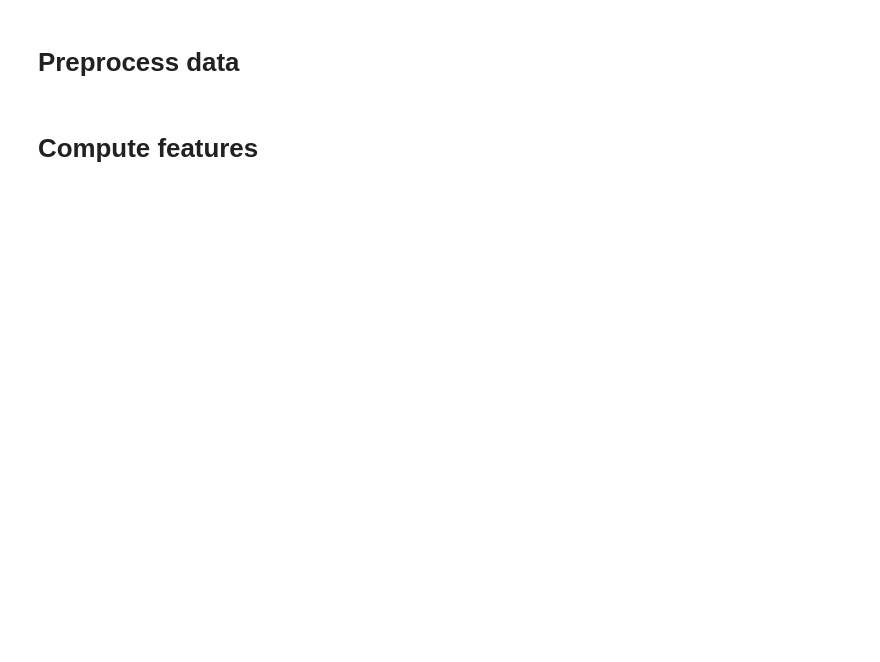
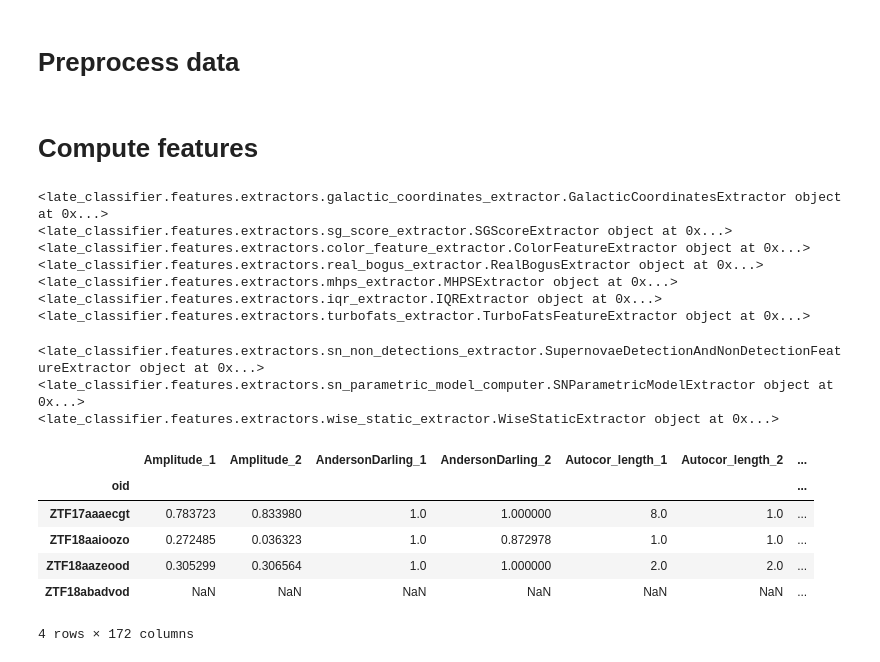
Before and after one commit to alercebroker/lc_classifier, a Jupyter notebook: notebooks/use_case_hierarchical_features.ipynb, the cells around one changed output. Saved outputs shown, nothing was run; the diff lists cells and outputs as text; code cells hidden in the pictures; blank space fills up the shorter version.

```diff
--- a/notebooks/use_case_hierarchical_features.ipynb
+++ b/notebooks/use_case_hierarchical_features.ipynb
@@ -45,5 +92,25 @@ det_preprocess = preprocess_ztf.preprocess(detections)
 # %%
 features_df = extractor.compute_features(
     detections=det_preprocess,
-    non_detections=non_detections)
+    non_detections=non_detections,
+    objects=objects,
+    )
 display(features_df)
+# %% [output]
+<late_classifier.features.extractors.galactic_coordinates_extractor.GalacticCoordinatesExtractor object at 0x...>
+<late_classifier.features.extractors.sg_score_extractor.SGScoreExtractor object at 0x...>
+<late_classifier.features.extractors.color_feature_extractor.ColorFeatureExtractor object at 0x...>
+<late_classifier.features.extractors.real_bogus_extractor.RealBogusExtractor object at 0x...>
+<late_classifier.features.extractors.mhps_extractor.MHPSExtractor object at 0x...>
+<late_classifier.features.extractors.iqr_extractor.IQRExtractor object at 0x...>
+<late_classifier.features.extractors.turbofats_extractor.TurboFatsFeatureExtractor object at 0x...>
+<late_classifier.features.extractors.sn_non_detections_extractor.SupernovaeDetectionAndNonDetectionFeatureExtractor object at 0x...>
+<late_classifier.features.extractors.sn_parametric_model_computer.SNParametricModelExtractor object at 0x...>
+<late_classifier.features.extractors.wise_static_extractor.WiseStaticExtractor object at 0x...>
+|  | Amplitude_1 | Amplitude_2 | AndersonDarling_1 | AndersonDarling_2 | Autocor_length_1 | Autocor_length_2 | ... |
+| oid |  |  |  |  |  |  | ... |
+| ZTF17aaaecgt | 0.783723 | 0.833980 | 1.0 | 1.000000 | 8.0 | 1.0 | ... |
+| ZTF18aaioozo | 0.272485 | 0.036323 | 1.0 | 0.872978 | 1.0 | 1.0 | ... |
+| ZTF18aazeood | 0.305299 | 0.306564 | 1.0 | 1.000000 | 2.0 | 2.0 | ... |
+| ZTF18abadvod | NaN | NaN | NaN | NaN | NaN | NaN | ... |
+4 rows × 172 columns
```
Also changed, not shown: parts of 2 cells of this notebook, 7 other files.
